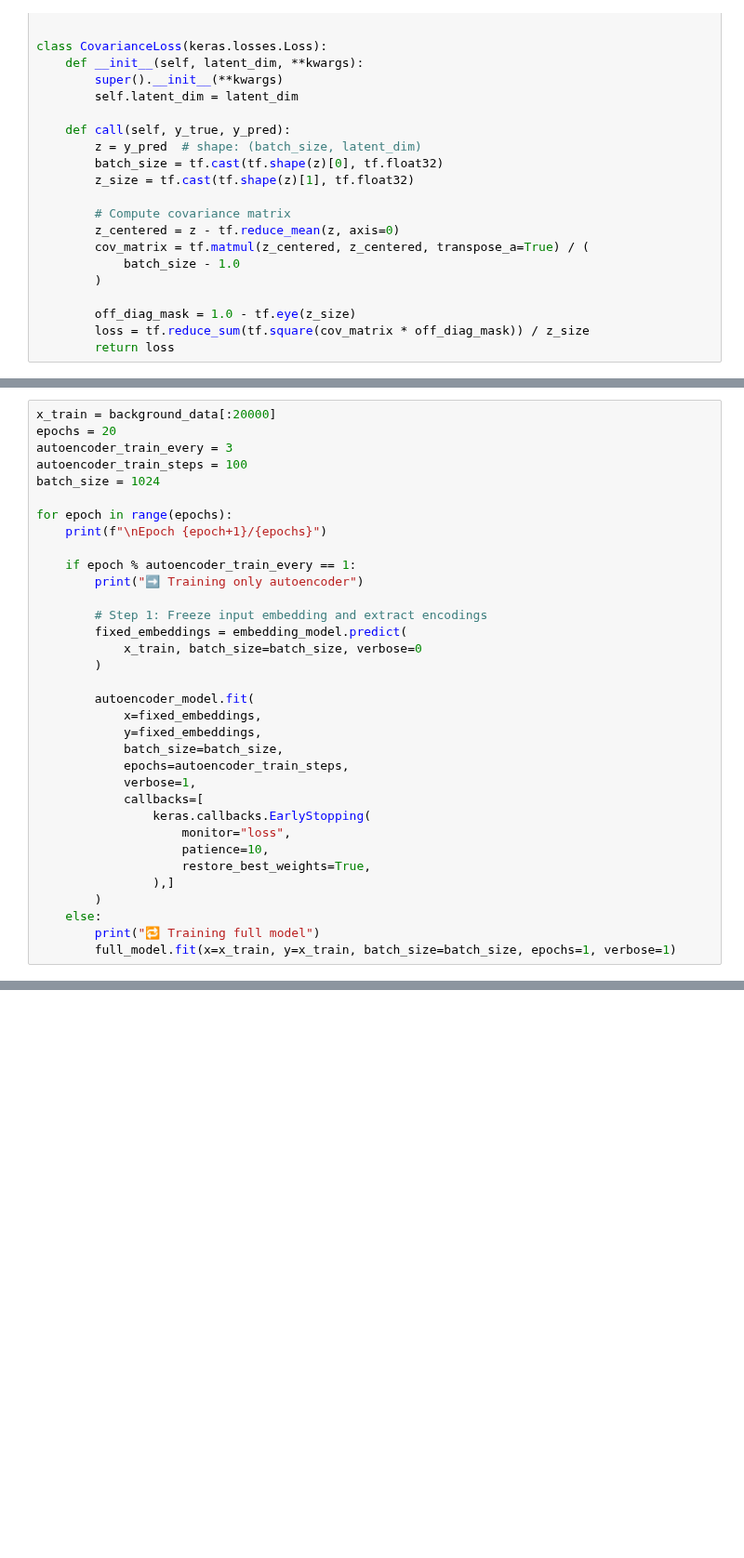
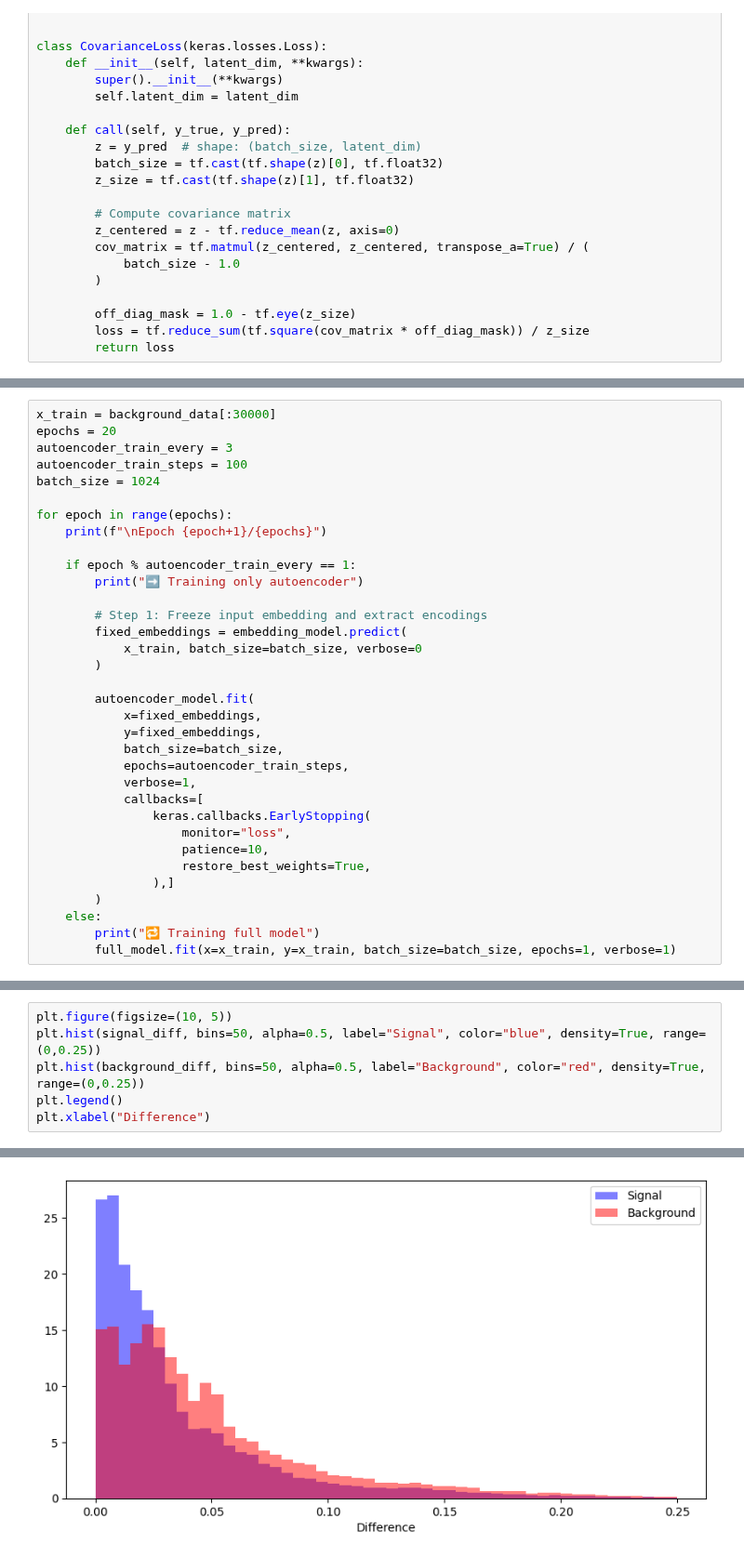
Before and after one commit to makoeppel/mu3e_gnn_trigger, a Jupyter notebook: mu3e_trigger.ipynb, the cells around one changed output, grey strips where cells are left out. Shown at 93% size. Drawn from its saved outputs; the diff is of its cells as text; blank space fills up the shorter version.

```diff
--- a/mu3e_trigger.ipynb
+++ b/mu3e_trigger.ipynb
@@ -338,6 +365,6 @@ autoencoder_model.compile(
 )
 # %%
-x_train = background_data[:20000]
+x_train = background_data[:30000]
 epochs = 20
 autoencoder_train_every = 3
 autoencoder_train_steps = 100
@@ -392,0 +460,7 @@ embedding_model.predict(x_train[:5])
+# %%
+plt.figure(figsize=(10, 5))
+plt.hist(signal_diff, bins=50, alpha=0.5, label="Signal", color="blue", density=True, range=(0,0.25))
+plt.hist(background_diff, bins=50, alpha=0.5, label="Background", color="red", density=True, range=(0,0.25))
+plt.legend()
+plt.xlabel("Difference")
+# %% [output]
@@ -392,0 +468 @@ embedding_model.predict(x_train[:5])
+[figure, added]
```
Also changed, not shown: parts of 13 cells of this notebook, 20 other files.
